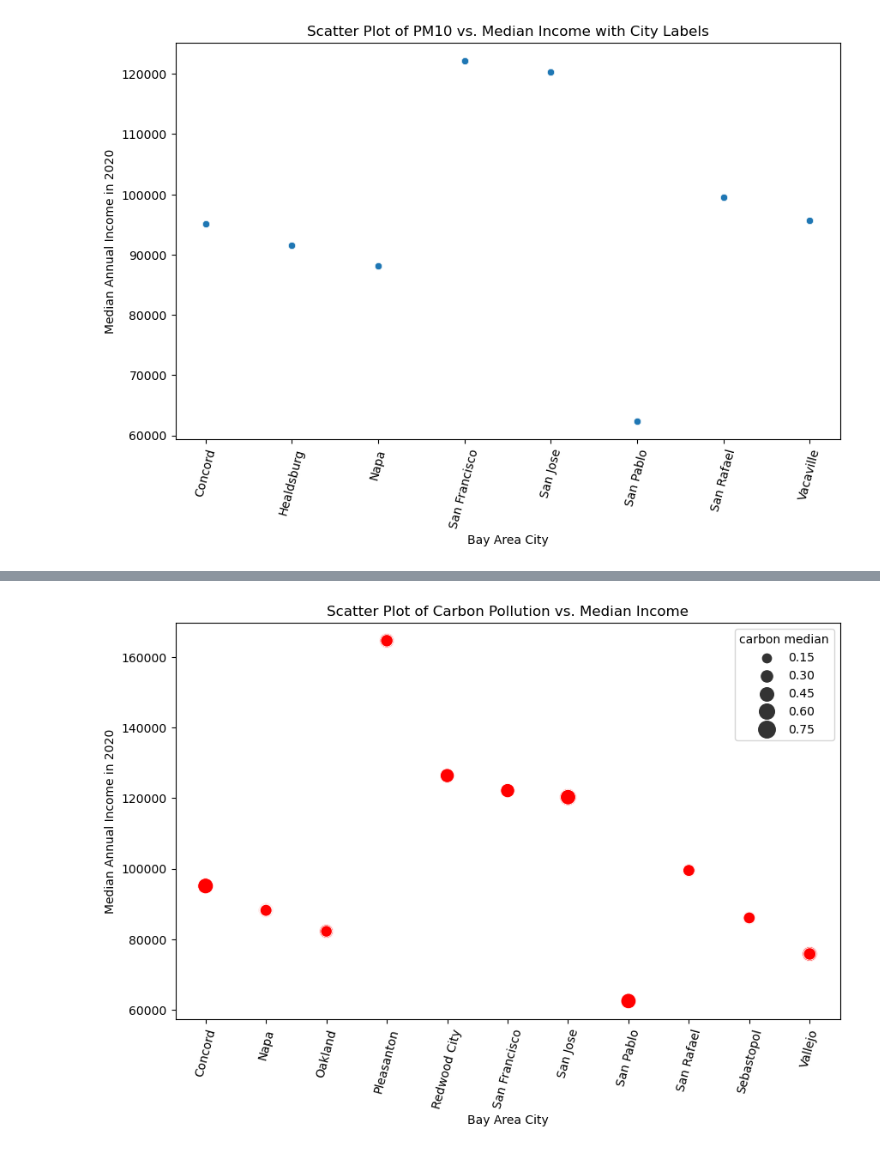
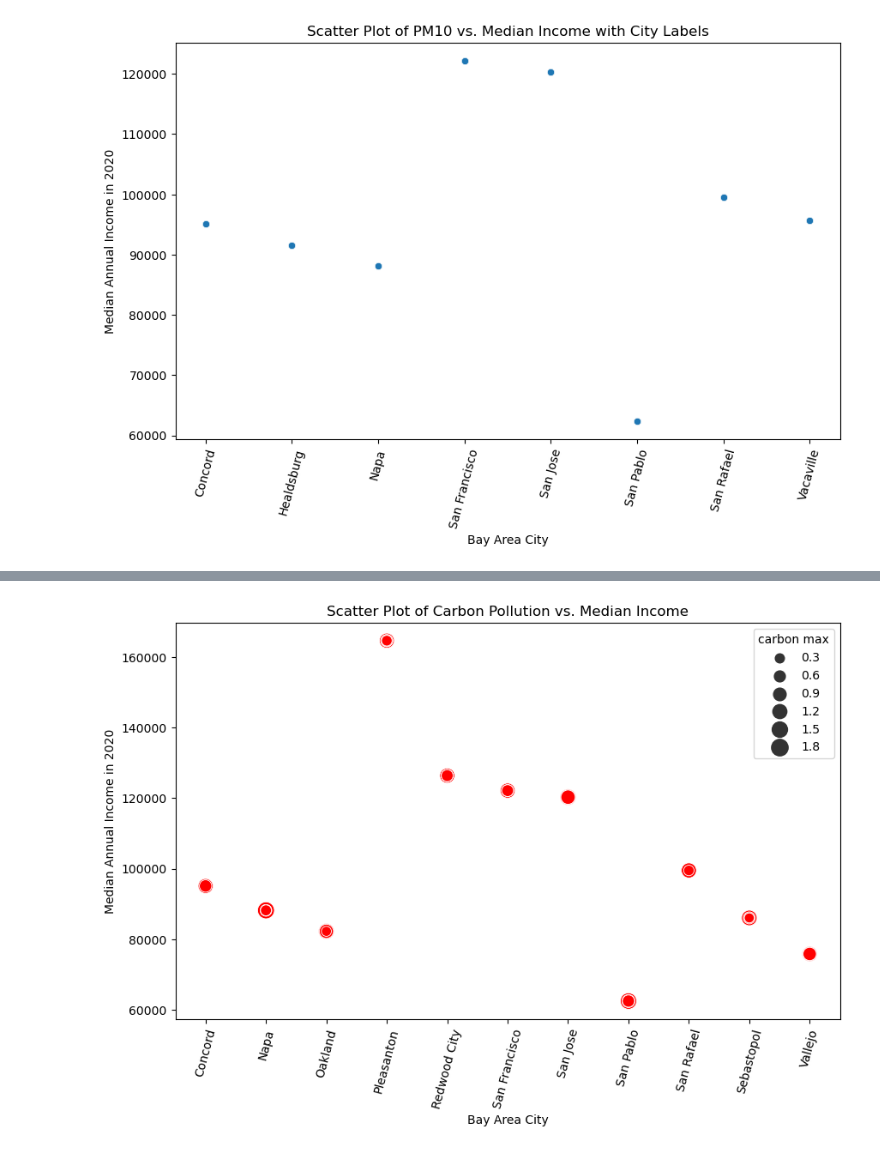
Before and after one commit to virgowolf/bayarea-airquality, a Jupyter notebook: ETL_code.ipynb, the cells around one changed output, grey strips where cells are left out. Cells and saved outputs as stored; diff of their text form; code cells hidden in the pictures.

```diff
--- a/ETL_code.ipynb
+++ b/ETL_code.ipynb
@@ -139,6 +157,6 @@ median_carbon_jan = carbon_jan['carbon_mean'].median()
 # %%
-# Create an empty DataFrame to store the results for median carbon by month
-median_carbon_by_month_by_city = []
+# Create an empty DataFrame to store the results for max carbon by month
+max_carbon_by_month_by_city = []
 
 # Get the list of unique cities
 cities = carbon_df['city'].unique()
@@ -155,20 +173,21 @@ for city in cities:
                                       (carbon_df['carbon_date'] >= start_date) &
                                       (carbon_df['carbon_date'] <= end_date)]
 
-        # Calculate the median AQI for carbon
-        median_carbon = carbon_month_city['carbon_mean'].median()
+        # Calculate the max AQI for carbon
+        max_carbon = carbon_month_city['carbon_mean'].max()
 
         # Append the result to the list
-        median_carbon_by_month_by_city.append({'city': city, 'month': start_date, 'carbon median': median_carbon})
+        max_carbon_by_month_by_city.append({'city': city, 'month': start_date, 'carbon max': max_carbon})
 
 #Convert the list to a DataFrame
-median_carbon_by_month_by_city = pd.DataFrame(median_carbon_by_month_by_city)
+max_carbon_by_month_by_city = pd.DataFrame(max_carbon_by_month_by_city)
 
-# Display the median AQI for carbon for each month in 2020
-median_carbon_by_month_by_city
+# Display the max AQI for carbon for each month in 2020
+max_carbon_by_month_by_city
 
 # Sort alphabetically by city
-carbon_sort_df = median_carbon_by_month_by_city.sort_values(by= 'city')
+carbon_sort_df = max_carbon_by_month_by_city.sort_values(by= 'city')
 
 # Export csv with monthly carbon levels by city
 carbon_sort_df.to_csv('output_data/carbon_monthly.csv')
+carbon_sort_df
@@ -373,5 +426,6 @@ pm25_sort_df
 # %%
 #Import income data and convert to a pandas dataFrame
 income_df = pd.read_csv('input_data/ACS_income_data_bayarea2020.csv')
+income_df = income_df.rename(columns ={'2020median_income': 'median_income_2020'})
 income_df
 # %% [output]
@@ -443,26 +535,26 @@ plt.show()
 # %%
 # Create scatter plot for carbon
 plt.figure(figsize=(10, 6))
 scatter = sns.scatterplot(
     data= carbon_income_merged_df,
     x='city',
-    y='2020median_income',
-    size='carbon median',
+    y='median_income_2020',
+    size='carbon max',
     sizes=(50, 200),
     legend=True,
     color='red'
 )
 
 # Set plot labels and title
 plt.xlabel('Bay Area City')
 plt.xticks(rotation= 75)
 plt.ylabel('Median Annual Income in 2020')
 plt.title('Scatter Plot of Carbon Pollution vs. Median Income')
 
 # Show plot
 plt.show()
 # %% [output]
-[figure, old version]
+[figure, new version]
 # %%
 # Create scatter plot for ozone
 plt.figure(figsize=(10, 6))
```
Also changed, not shown: parts of 20 cells of this notebook, 10 other files.
